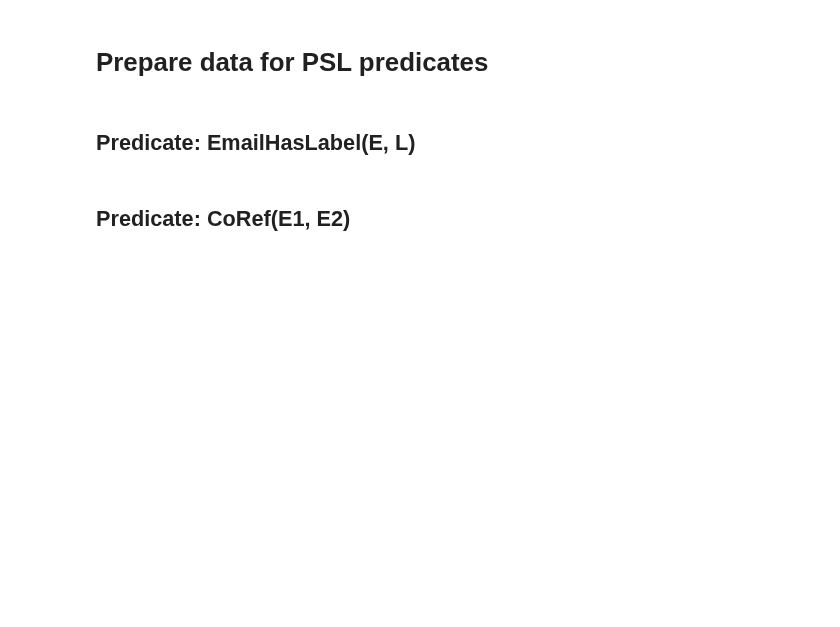
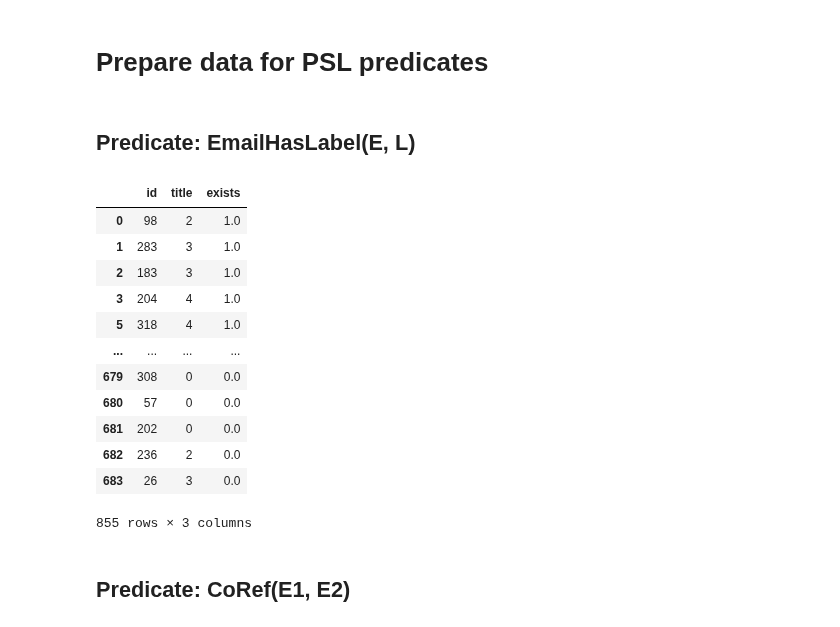
Before and after one commit to linqs/collective-graph-identification, a Jupyter notebook: scripts/Data Refactor.ipynb, the cells around one changed output. Drawn from its saved outputs; the diff is of its cells as text; code cells hidden in the pictures; blank space fills up the shorter version.

```diff
--- a/scripts/Data Refactor.ipynb
+++ b/scripts/Data Refactor.ipynb
@@ -175,8 +147,10 @@ coref_edges
 # %%
 # Sanity Check: These should print pairs of the same people
 for index in coref_edges[coref_edges['exists'] == 'EXIST'][['email', 'alt_email']].index:
-    pair = (coref_edges.loc[index]['email'], coref_edges.loc[index]['email'])
-    print(email_nodes.loc[pair[0]])
-    print(email_nodes.loc[pair[1]])
+    email_id  = coref_edges.loc[index]['email']
+    alt_email_id = coref_edges.loc[index]['alt_email']
+
+    print(email_nodes[email_nodes['id'] == email_id]['emailaddress'])
+    print(email_nodes[email_nodes['id'] == alt_email_id]['emailaddress'])
     print("------------------------------------------------")
 # %% [output]
@@ -289,6 +247,20 @@ manager_edges_observed:  1642
 manager_edges_target:  409
 # %% [markdown]
 # Prepare data for PSL predicates
+# %%
+# Takes a table and fills the missing pairs and values to specify a full, sufficient set
+# So far it only works with binary predicates
+def fill_observed_missing_possibilities(table, arguments, values):
+    total_possibilities = set(itertools.product(list(table[arguments[0]]), values))
+    already_observed_possibilities = set((table.loc[index][arguments[0]], table.loc[index][arguments[1]]) for index in table.index)
+
+    missing_possibilities = total_possibilities - already_observed_possibilities
+    row_list = []
+    for arg_0, arg_1 in missing_possibilities:
+        row_dict = {arguments[0]:arg_0, arguments[1]:arg_1, arguments[2]:0 }
+        row_list.append(row_dict)
+
+    return pd.concat([table, pd.DataFrame(row_list)])
 # %% [markdown]
 ## Predicate: EmailHasLabel(E, L)
 # %%
@@ -296,10 +268,28 @@ manager_edges_target:  409
 title_map = {"other": 0, "manager": 1, "specialist": 2, "director": 3, "executive": 4}
 
 # The copy is to suppress an in-place warning
-email_has_label = email_nodes_observed[['title']].copy()
+email_has_label = email_nodes_observed[['id', 'title']].copy()
 email_has_label['title'] = email_has_label['title'].map(title_map)
+
+# add in an existence column
+email_has_label['exists'] = 1.0
 # %%
-# TODO: specify the full target set, add in 1s for the observed, and extra rows for 0s
-# Do a sort of cross product with set operations
+# Specify the full observed set, add in 1s for the observed, and 0s for the missing possibilities
+full_set_email_has_label = fill_observed_missing_possibilities(email_has_label, ['id', 'title', 'exists'], list(title_map.values()))
+full_set_email_has_label
+# %% [output]
+|  | id | title | exists |
+| 0 | 98 | 2 | 1.0 |
+| 1 | 283 | 3 | 1.0 |
+| 2 | 183 | 3 | 1.0 |
+| 3 | 204 | 4 | 1.0 |
+| 5 | 318 | 4 | 1.0 |
+| ... | ... | ... | ... |
+| 679 | 308 | 0 | 0.0 |
+| 680 | 57 | 0 | 0.0 |
+| 681 | 202 | 0 | 0.0 |
+| 682 | 236 | 2 | 0.0 |
+| 683 | 26 | 3 | 0.0 |
+855 rows × 3 columns
 # %%
 # Outputs to file
```
Also changed, not shown: parts of 16 cells of this notebook.
